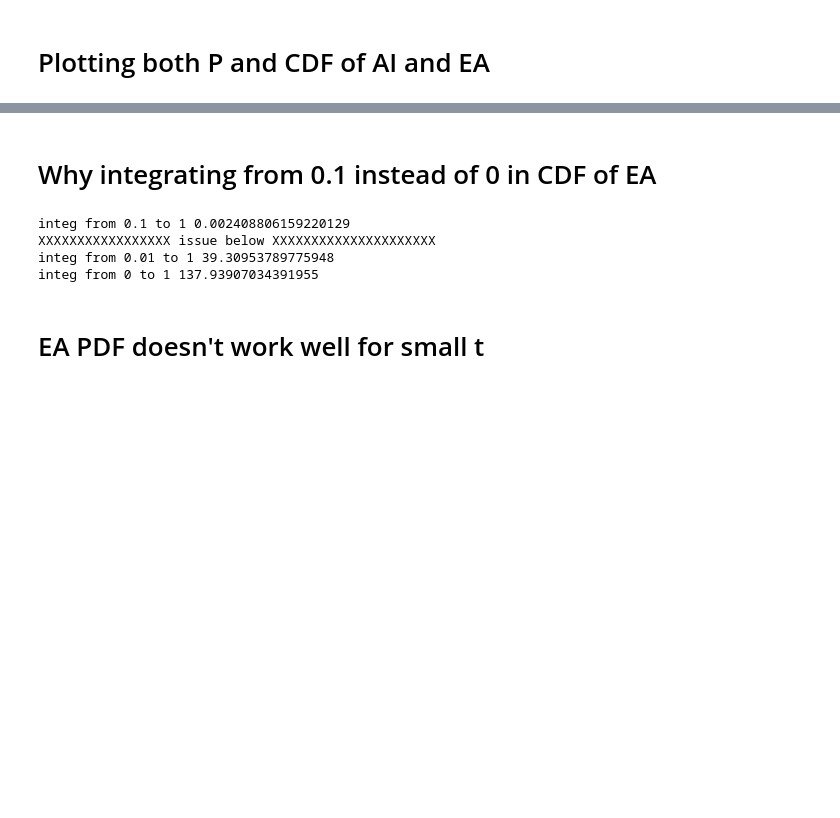
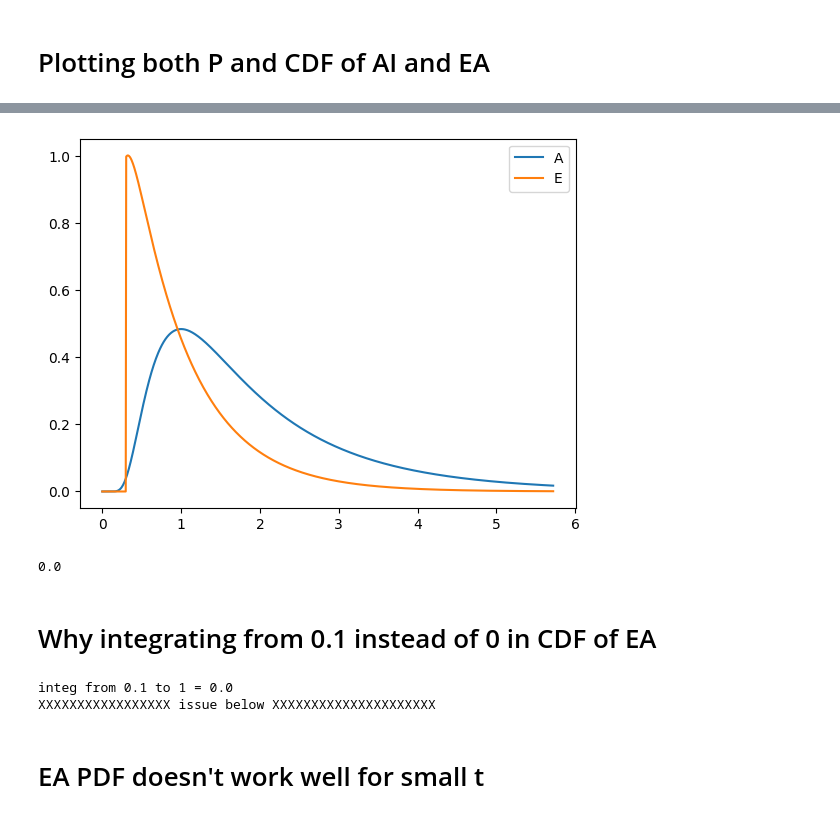
Before and after one commit to rakaar/ddm_codes, a Jupyter notebook: action_init_ddm/fitting_sim_data.ipynb, the cells around one changed output, grey strips where cells are left out. Drawn from its saved outputs; the diff is of its cells as text; code cells hidden in the pictures; blank space fills up the shorter version.

```diff
--- a/action_init_ddm/fitting_sim_data.ipynb
+++ b/action_init_ddm/fitting_sim_data.ipynb
@@ -110,18 +166,31 @@ plt.legend(['PDF', 'Data'])
+# %%
+# plt.hist(RTs_act.flatten(), density=True, alpha=0.5, bins=100);
+plt.plot(t_pts, P_A, label='A')
+# plt.hist(RTs_evid.flatten(), density=True, alpha=0.5, bins=100, color='r');
+# plt.xlim(0,0.3)
+plt.plot(t_pts, P_E, label='E')
+plt.legend();
+# %% [output]
+[figure, added]
+# %%
+q,_ = quad(rho_E_t_fn, 0, 0.3, args=(V_E, theta_E, K_max, t_stim))
+q
+# %% [output]
+0.0
 # %% [markdown]
 # Why integrating from 0.1 instead of 0 in CDF of EA
 # %%
-c, _ = quad(rho_E_t_fn, 0.1, 1, args=(V_E, theta_E, K_max))
-print(f'integ from 0.1 to 1 {c}')
+K_max = 50
+c, _ = quad(rho_E_t_fn, 0.2, 0.3, args=(V_E, theta_E, K_max, t_stim))
+print(f'integ from 0.1 to 1 = {c}')
 print('XXXXXXXXXXXXXXXXX issue below XXXXXXXXXXXXXXXXXXXXX')
-c3, _ = quad(rho_E_t_fn, 0.01, 1, args=(V_E, theta_E, K_max))
-print(f'integ from 0.01 to 1 {c3}')
-c_2, _ = quad(rho_E_t_fn, 0, 1, args=(V_E, theta_E, K_max))
-print(f'integ from 0 to 1 {c_2}')
+# c3, _ = quad(rho_E_t_fn, 0.01, 1, args=(V_E, theta_E, K_max))
+# print(f'integ from 0.01 to 1 {c3}')
+# c_2, _ = quad(rho_E_t_fn, 0, 1, args=(V_E, theta_E, K_max))
+# print(f'integ from 0 to 1 {c_2}')
 # %% [output]
-integ from 0.1 to 1 0.002408806159220129
+integ from 0.1 to 1 = 0.0
 XXXXXXXXXXXXXXXXX issue below XXXXXXXXXXXXXXXXXXXXX
-integ from 0.01 to 1 39.30953789775948
-integ from 0 to 1 137.93907034391955
 # %% [markdown]
 # EA PDF doesn't work well for small t
 # %%
```
Also changed, not shown: parts of 10 cells of this notebook, 3 other files.
